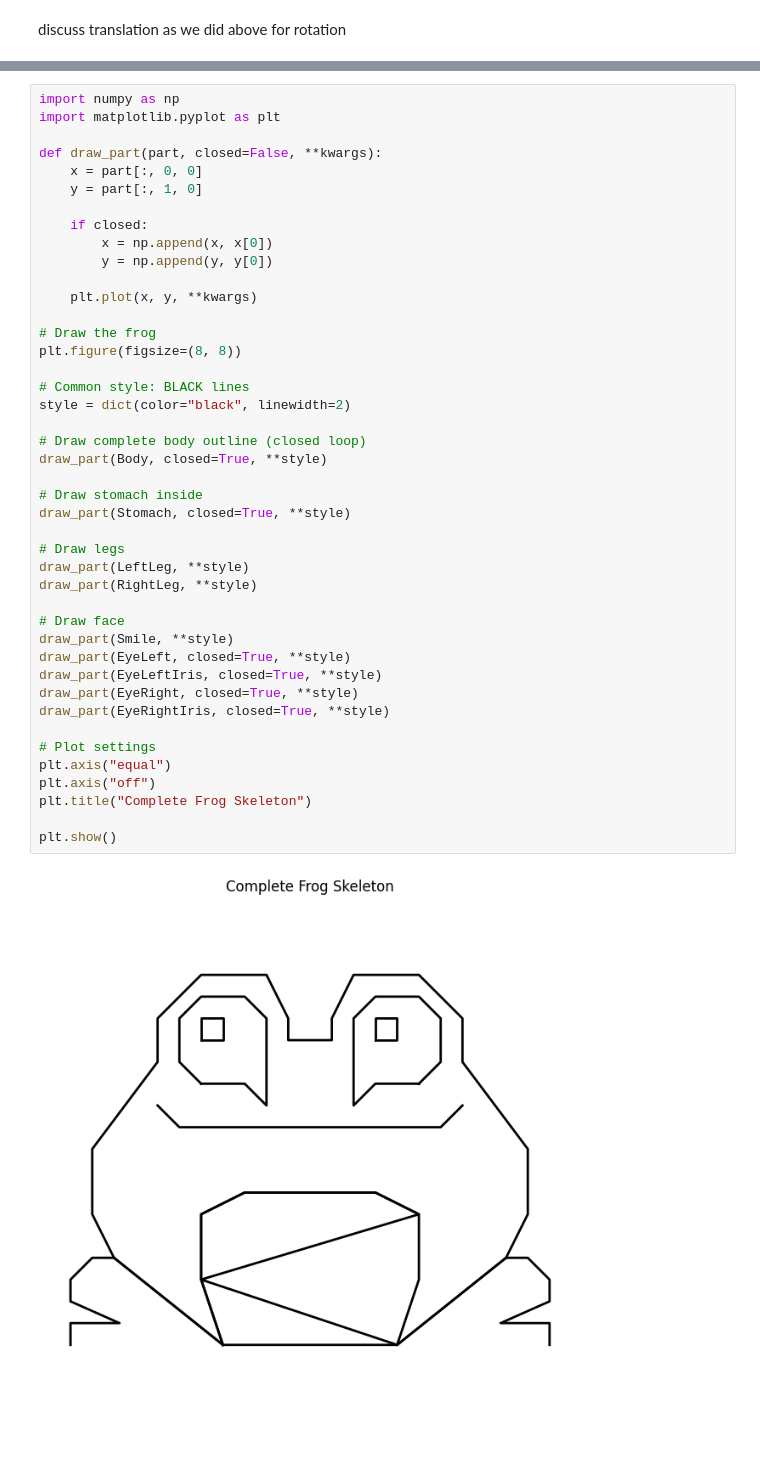
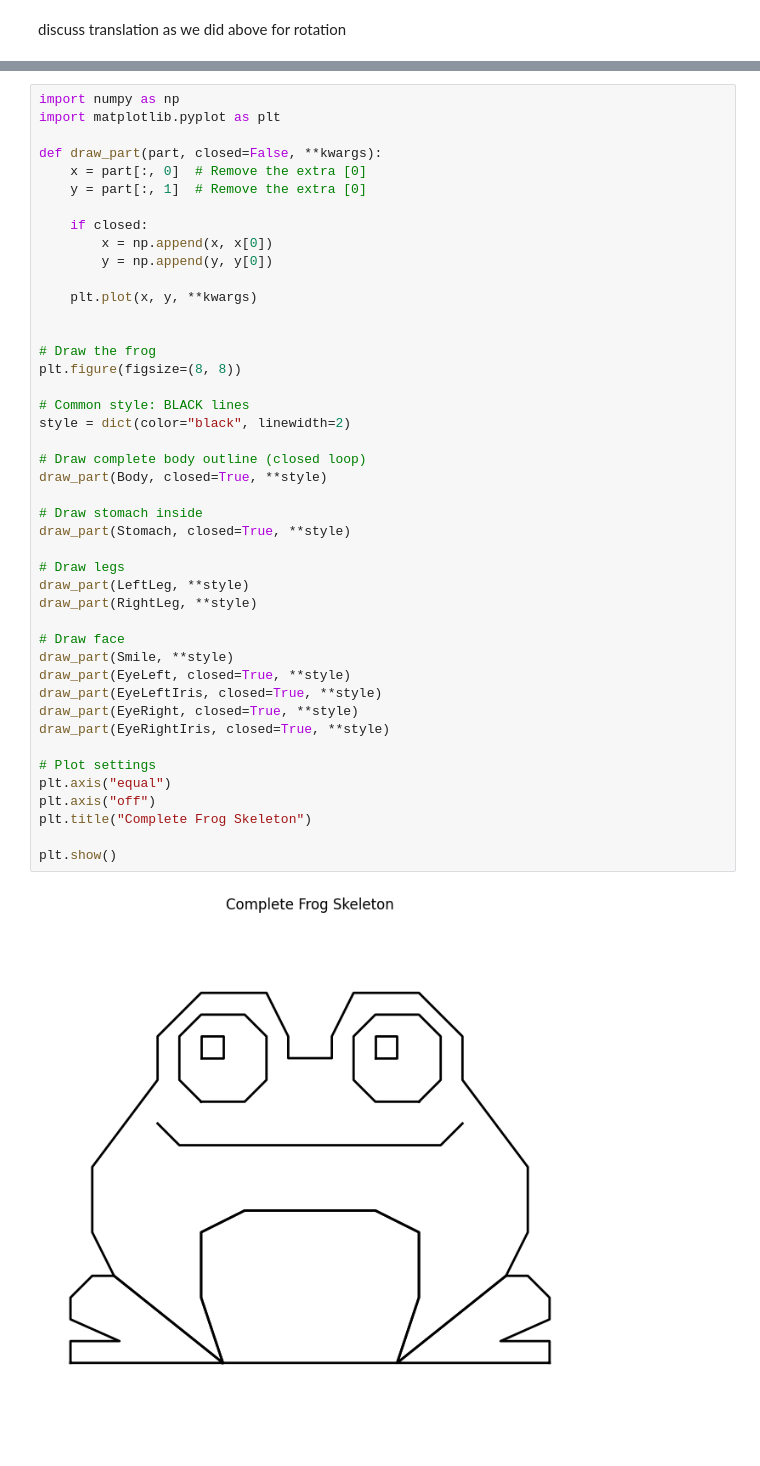
Before and after one commit to OmarMohamed26/GeometricLineartransformation, a Jupyter notebook: geomtricTransformation.ipynb, the cells around one changed output, grey strips where cells are left out. Saved outputs shown, nothing was run; the diff lists cells and outputs as text.

```diff
--- a/geomtricTransformation.ipynb
+++ b/geomtricTransformation.ipynb
@@ -269,43 +269,44 @@ import numpy as np
 import matplotlib.pyplot as plt
 
 def draw_part(part, closed=False, **kwargs):
-    x = part[:, 0, 0]
-    y = part[:, 1, 0]
+    x = part[:, 0]  # Remove the extra [0]
+    y = part[:, 1]  # Remove the extra [0]
 
     if closed:
         x = np.append(x, x[0])
         y = np.append(y, y[0])
 
     plt.plot(x, y, **kwargs)
+
 
 # Draw the frog
 plt.figure(figsize=(8, 8))
 
 # Common style: BLACK lines
 style = dict(color="black", linewidth=2)
 
 # Draw complete body outline (closed loop)
 draw_part(Body, closed=True, **style)
 
 # Draw stomach inside
 draw_part(Stomach, closed=True, **style)
 
 # Draw legs
 draw_part(LeftLeg, **style)
 draw_part(RightLeg, **style)
 
 # Draw face
 draw_part(Smile, **style)
 draw_part(EyeLeft, closed=True, **style)
 draw_part(EyeLeftIris, closed=True, **style)
 draw_part(EyeRight, closed=True, **style)
 draw_part(EyeRightIris, closed=True, **style)
 
 # Plot settings
 plt.axis("equal")
 plt.axis("off")
 plt.title("Complete Frog Skeleton")
 
 plt.show()
 # %% [output]
-[figure, old version]
+[figure, new version]
```
Also changed, not shown: parts of 5 cells of this notebook.
